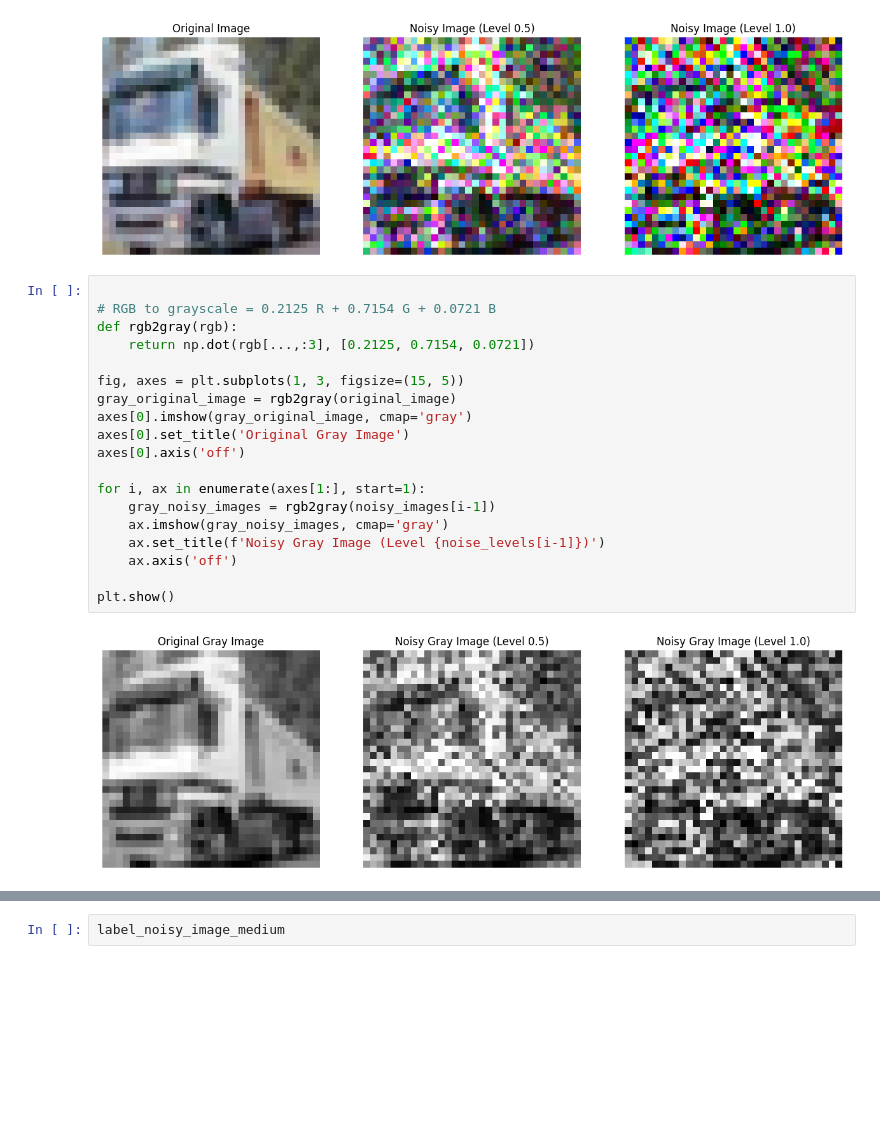
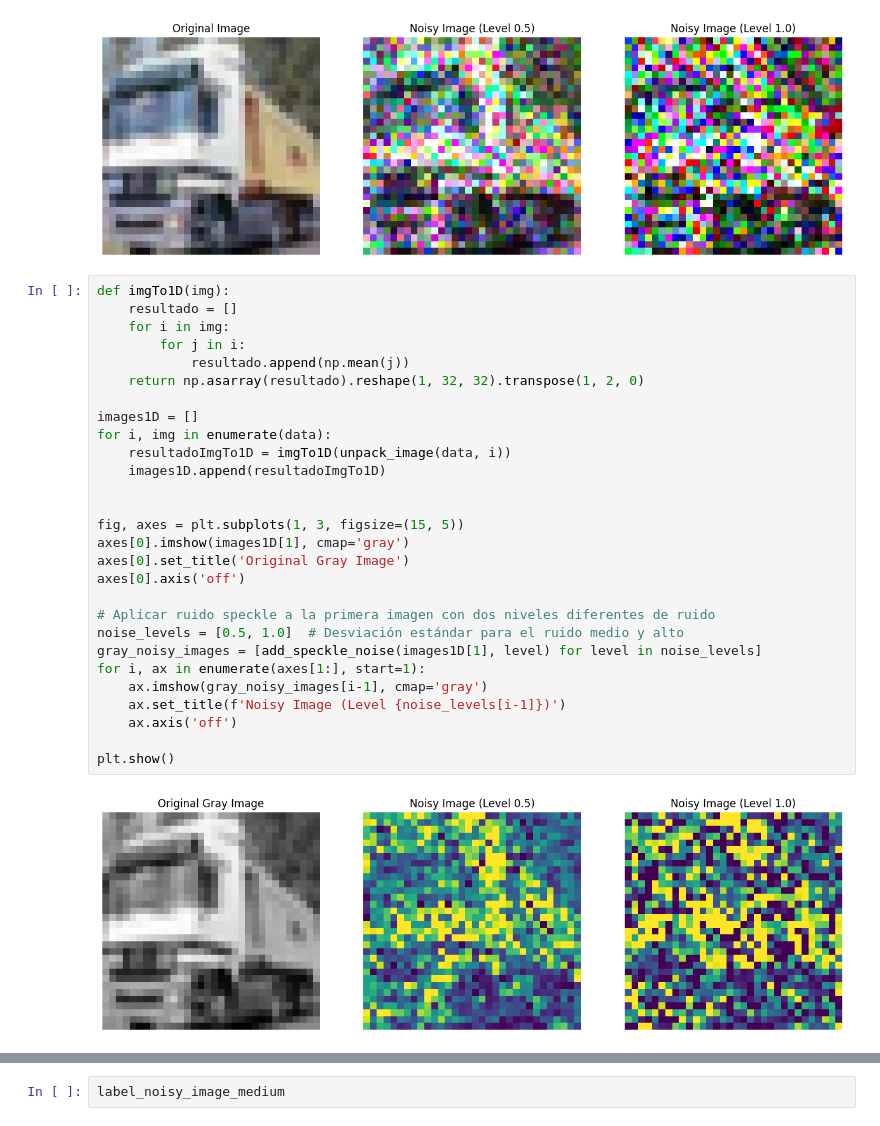
Before and after one commit to tsbedoya/ELE-Machine-Learning, a Jupyter notebook: repo/TheCIFAR-10.ipynb, the cells around one changed output, grey strips where cells are left out. Saved outputs shown, nothing was run; the diff lists cells and outputs as text; blank space fills up the shorter version.

Commit message:
Crear imagen en escala de grises

```diff
--- a/repo/TheCIFAR-10.ipynb
+++ b/repo/TheCIFAR-10.ipynb
@@ -142,26 +142,35 @@ plt.show()
 # %% [output]
 [figure]
 # %%
+def imgTo1D(img):
+    resultado = []
+    for i in img:
+        for j in i:
+            resultado.append(np.mean(j))
+    return np.asarray(resultado).reshape(1, 32, 32).transpose(1, 2, 0)
 
-# RGB to grayscale = 0.2125 R + 0.7154 G + 0.0721 B
-def rgb2gray(rgb):
-    return np.dot(rgb[...,:3], [0.2125, 0.7154, 0.0721])
+images1D = []
+for i, img in enumerate(data):
+    resultadoImgTo1D = imgTo1D(unpack_image(data, i))
+    images1D.append(resultadoImgTo1D)
+
 
 fig, axes = plt.subplots(1, 3, figsize=(15, 5))
-gray_original_image = rgb2gray(original_image)
-axes[0].imshow(gray_original_image, cmap='gray')
+axes[0].imshow(images1D[1], cmap='gray')
 axes[0].set_title('Original Gray Image')
 axes[0].axis('off')
 
+# Aplicar ruido speckle a la primera imagen con dos niveles diferentes de ruido
+noise_levels = [0.5, 1.0]  # Desviación estándar para el ruido medio y alto
+gray_noisy_images = [add_speckle_noise(images1D[1], level) for level in noise_levels]
 for i, ax in enumerate(axes[1:], start=1):
-    gray_noisy_images = rgb2gray(noisy_images[i-1])
-    ax.imshow(gray_noisy_images, cmap='gray')
-    ax.set_title(f'Noisy Gray Image (Level {noise_levels[i-1]})')
+    ax.imshow(gray_noisy_images[i-1], cmap='gray')
+    ax.set_title(f'Noisy Image (Level {noise_levels[i-1]})')
     ax.axis('off')
 
 plt.show()
 # %% [output]
-[figure, old version]
+[figure, new version]
 # %%
 # Generar ruido speckle para todas las imágenes en datasets diferentes
 noisy_data_dir = os.path.join(parameters['path_out'], 'noisy-data')
```
Also changed, not shown: parts of 1 cell of this notebook.
